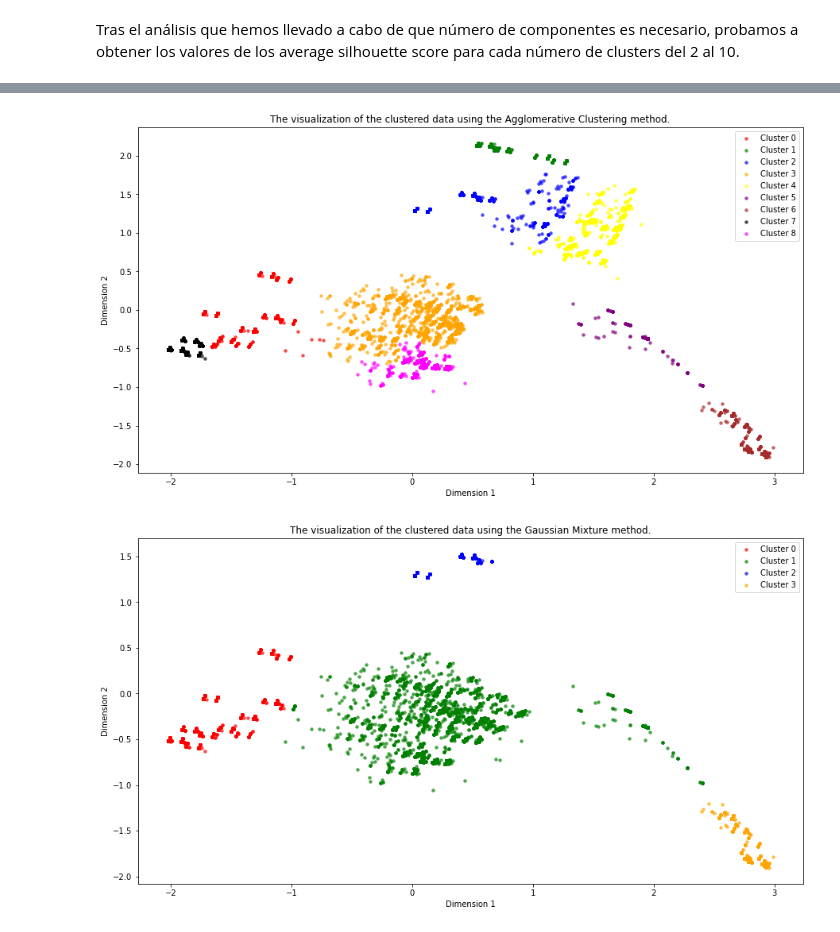
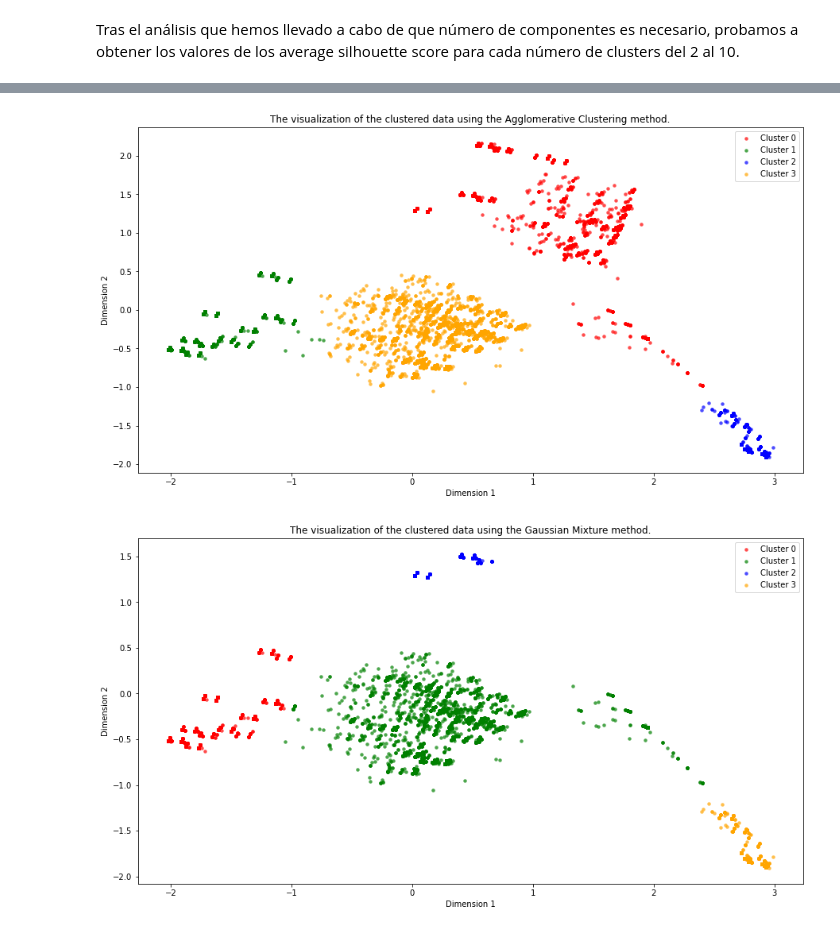
Before and after one commit to LucioBolatti/RecSys22-UB, a Jupyter notebook: clustering_features.ipynb, the cells around one changed output, grey strips where cells are left out. Cells and saved outputs as stored; diff of their text form; code cells hidden in the pictures.

```diff
--- a/clustering_features.ipynb
+++ b/clustering_features.ipynb
@@ -238,26 +227,26 @@ visualize_clusters(to_plot,n_clusts,"KMeans Clustering",centers_2comp)
 # %%
 #AgglomerativeClustering
 
 #visualizing the 5 clusters in 2 dimensions with 2 principal componenets
 #reducing data to 2 prinicipal components
 pca_2comp=PCA(n_components=2)
 df_reduced_2comp=pca_2comp.fit_transform(features_scaled)
 
 # running Kmeans for 5 clusters on 2 PC's
-kmeans_pca_2comp=AgglomerativeClustering(n_clusters=10)
+kmeans_pca_2comp=AgglomerativeClustering(n_clusters=4)
 reduced_cluster_labels_2comp=kmeans_pca_2comp.fit_predict(df_reduced_2comp)
 #centers_2comp=kmeans_pca_2comp.cluster_centers_
 
 #creating dataframes for cluster labels and 2 PC's
 predictions=pd.DataFrame(reduced_cluster_labels_2comp,columns=['Cluster_pred'])
-reduced_df_2comp=pd.DataFrame(np.round(df_reduced_2comp,10),columns=['Dimension 1','Dimension 2'])
+reduced_df_2comp=pd.DataFrame(np.round(df_reduced_2comp,4),columns=['Dimension 1','Dimension 2'])
 
 # concatanete the above two dfs
 to_plot=pd.concat([predictions,reduced_df_2comp], axis=1)
 
-visualize_clusters(to_plot,9,"Agglomerative Clustering")
+visualize_clusters(to_plot,4,"Agglomerative Clustering")
 # %% [output]
-[figure, old version]
+[figure, new version]
 # %%
 #GMixture
 
```
Also changed, not shown: parts of 3 cells of this notebook, 4 other files.
